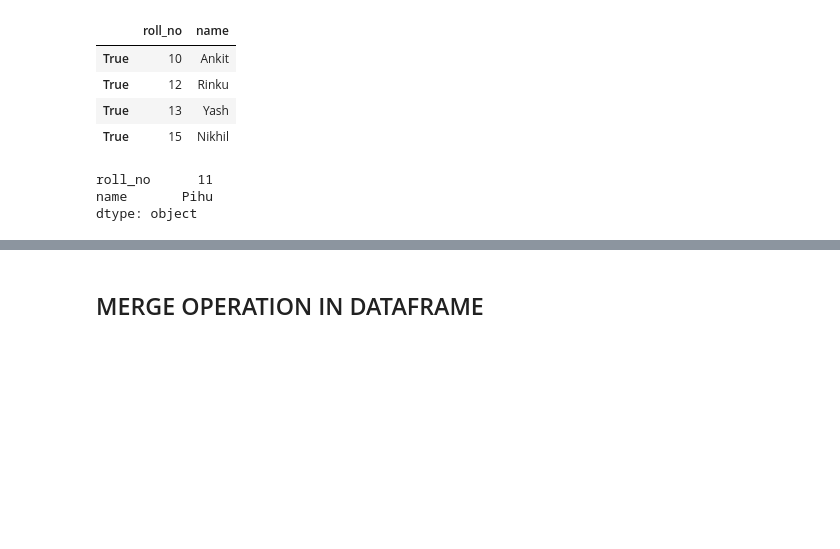
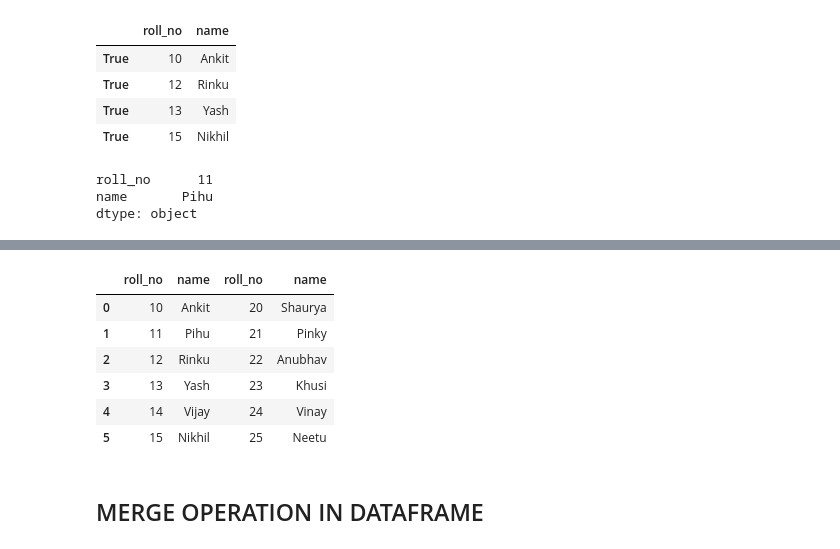
Before and after one commit to dr460ngeek/INFORMATION_PRACTICES_12, a Jupyter notebook: DAY 02 - (PART 1).ipynb, the cells around one changed output, grey strips where cells are left out. Saved outputs shown, nothing was run; the diff lists cells and outputs as text; code cells hidden in the pictures; blank space fills up the shorter version.

```diff
--- a/DAY 02 - (PART 1).ipynb
+++ b/DAY 02 - (PART 1).ipynb
@@ -1146,2 +1194,13 @@ dtype: object
+# %%
+df3 = pd.concat([df1, df2], axis = 1)
+df3
+# %% [output]
+|  | roll_no | name | roll_no | name |
+| 0 | 10 | Ankit | 20 | Shaurya |
+| 1 | 11 | Pihu | 21 | Pinky |
+| 2 | 12 | Rinku | 22 | Anubhav |
+| 3 | 13 | Yash | 23 | Khusi |
+| 4 | 14 | Vijay | 24 | Vinay |
+| 5 | 15 | Nikhil | 25 | Neetu |
 # %% [markdown]
 ## MERGE OPERATION IN DATAFRAME
```
Also changed, not shown: parts of 5 cells of this notebook.
